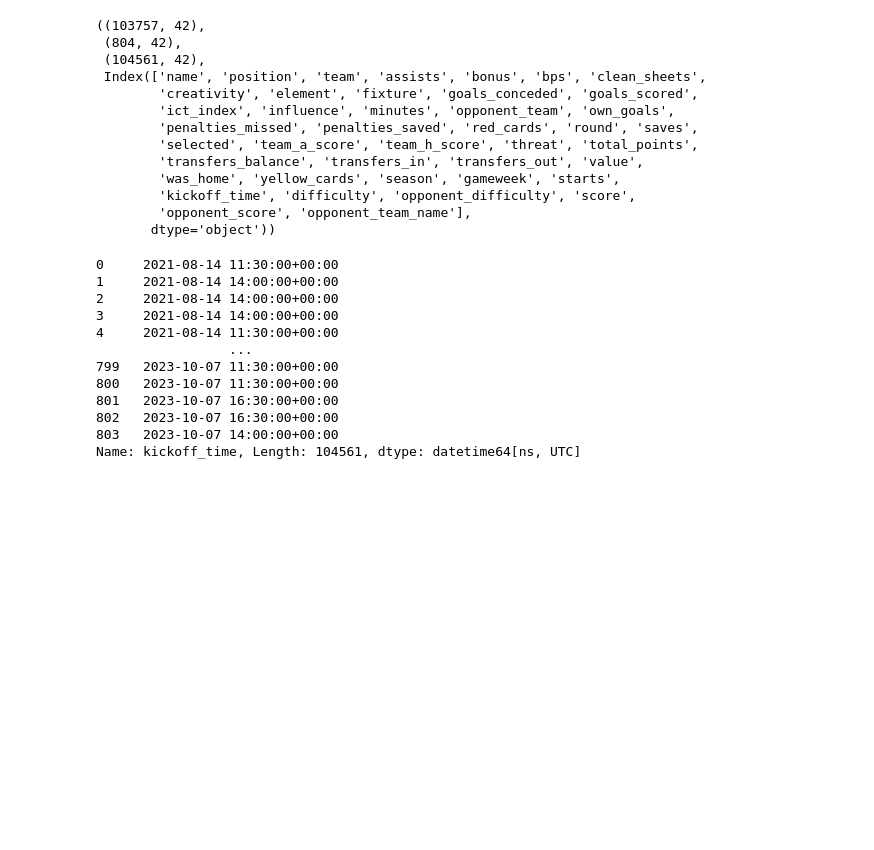
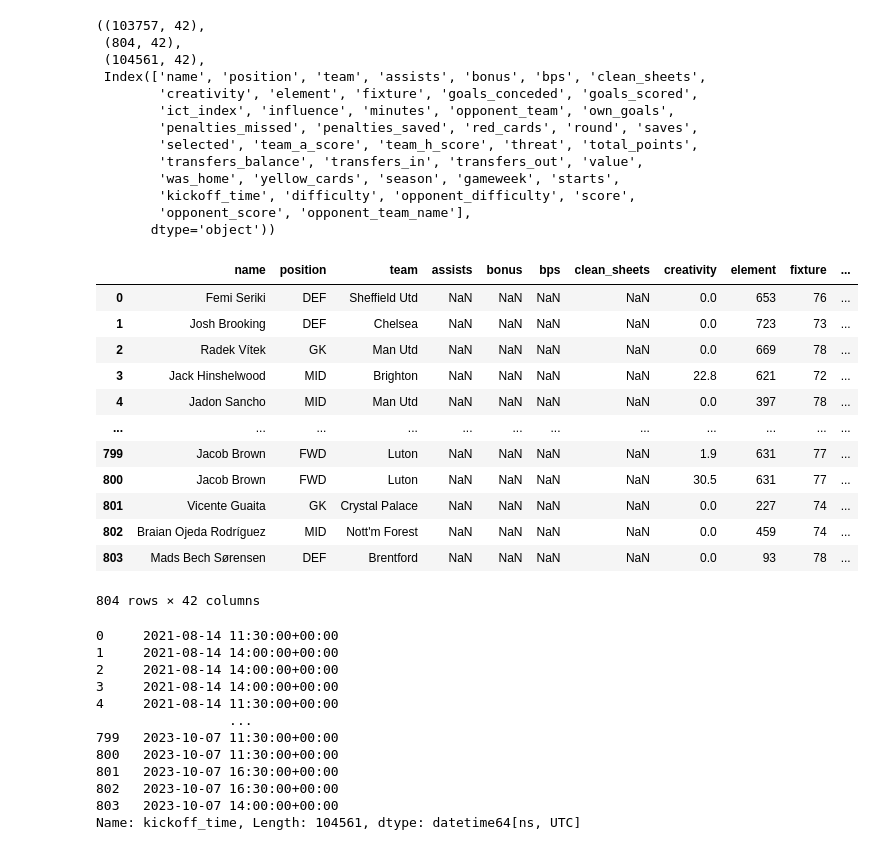
Before and after one commit to dheyay/weighted_through_ball, a Jupyter notebook: notebooks/playground.ipynb, the cells around one changed output. Drawn from its saved outputs; the diff is of its cells as text; code cells hidden in the pictures; blank space fills up the shorter version.

```diff
--- a/notebooks/playground.ipynb
+++ b/notebooks/playground.ipynb
@@ -131,6 +131,22 @@ Gameweek 8 for season 2023-24 hasn't been played yet.
         'kickoff_time', 'difficulty', 'opponent_difficulty', 'score',
         'opponent_score', 'opponent_team_name'],
        dtype='object'))
+# %%
+future
+# %% [output]
+|  | name | position | team | assists | bonus | bps | clean_sheets | creativity | element | fixture | ... |
+| 0 | Femi Seriki | DEF | Sheffield Utd | NaN | NaN | NaN | NaN | 0.0 | 653 | 76 | ... |
+| 1 | Josh Brooking | DEF | Chelsea | NaN | NaN | NaN | NaN | 0.0 | 723 | 73 | ... |
+| 2 | Radek Vítek | GK | Man Utd | NaN | NaN | NaN | NaN | 0.0 | 669 | 78 | ... |
+| 3 | Jack Hinshelwood | MID | Brighton | NaN | NaN | NaN | NaN | 22.8 | 621 | 72 | ... |
+| 4 | Jadon Sancho | MID | Man Utd | NaN | NaN | NaN | NaN | 0.0 | 397 | 78 | ... |
+| ... | ... | ... | ... | ... | ... | ... | ... | ... | ... | ... | ... |
+| 799 | Jacob Brown | FWD | Luton | NaN | NaN | NaN | NaN | 1.9 | 631 | 77 | ... |
+| 800 | Jacob Brown | FWD | Luton | NaN | NaN | NaN | NaN | 30.5 | 631 | 77 | ... |
+| 801 | Vicente Guaita | GK | Crystal Palace | NaN | NaN | NaN | NaN | 0.0 | 227 | 74 | ... |
+| 802 | Braian Ojeda Rodríguez | MID | Nott'm Forest | NaN | NaN | NaN | NaN | 0.0 | 459 | 74 | ... |
+| 803 | Mads Bech Sørensen | DEF | Brentford | NaN | NaN | NaN | NaN | 0.0 | 93 | 78 | ... |
+804 rows × 42 columns
 # %%
 all_df['kickoff_time']
 # %% [output]
```
Also changed, not shown: parts of 15 cells of this notebook, 3 other files.
